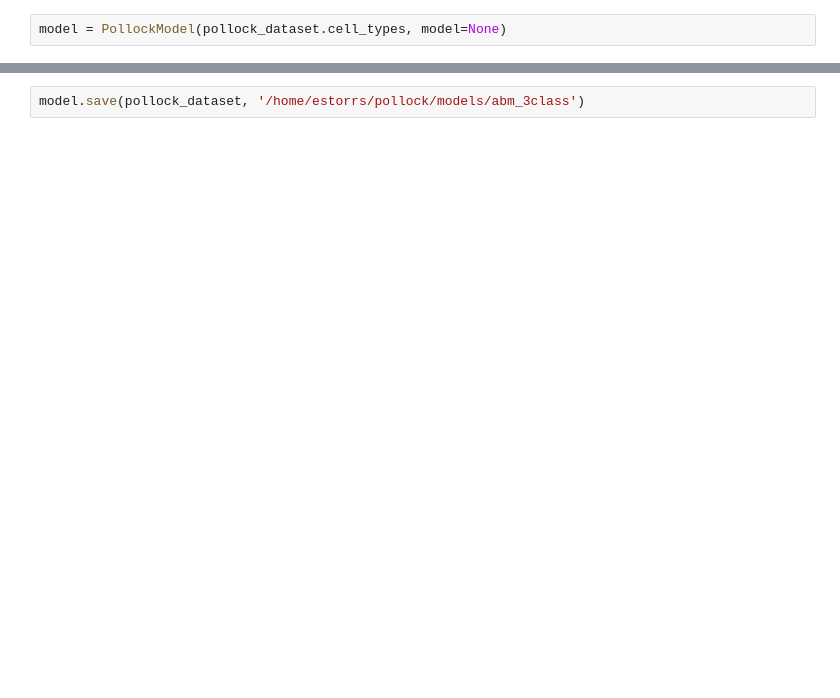
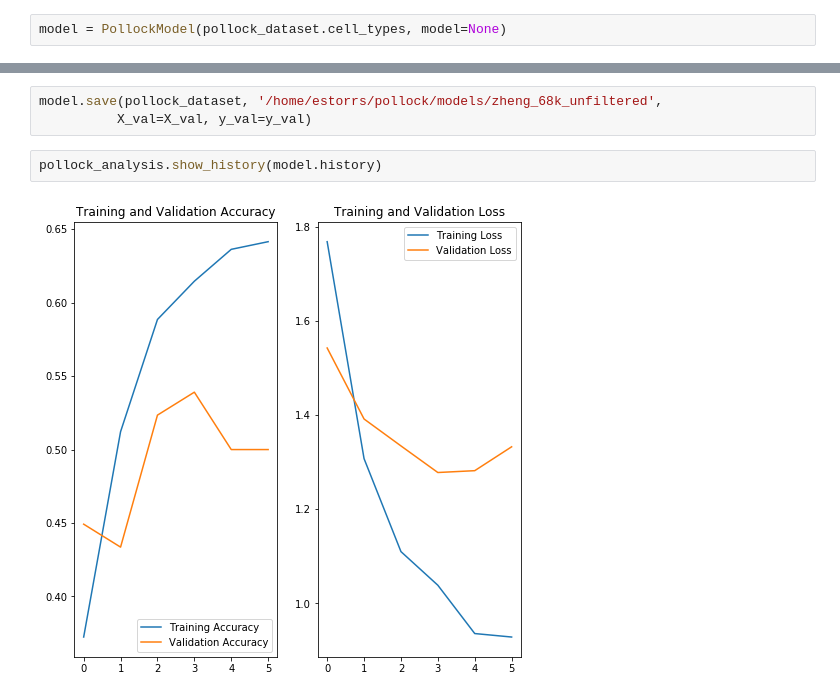
Before and after one commit to ding-lab/pollock, a Jupyter notebook: notebooks/example_from_expression_table.ipynb, the cells around one changed output, grey strips where cells are left out. Saved outputs shown, nothing was run; the diff lists cells and outputs as text; blank space fills up the shorter version.

```diff
--- a/notebooks/example_from_expression_table.ipynb
+++ b/notebooks/example_from_expression_table.ipynb
@@ -379,4 +399,9 @@ Epoch 6/10
 # %%
-model.save(pollock_dataset, '/home/estorrs/pollock/models/abm_3class')
+model.save(pollock_dataset, '/home/estorrs/pollock/models/zheng_68k_unfiltered',
+          X_val=X_val, y_val=y_val)
+# %%
+pollock_analysis.show_history(model.history)
+# %% [output]
+[figure, added]
 # %%
 %%time
```
Also changed, not shown: parts of 32 cells of this notebook, 2 other files.
